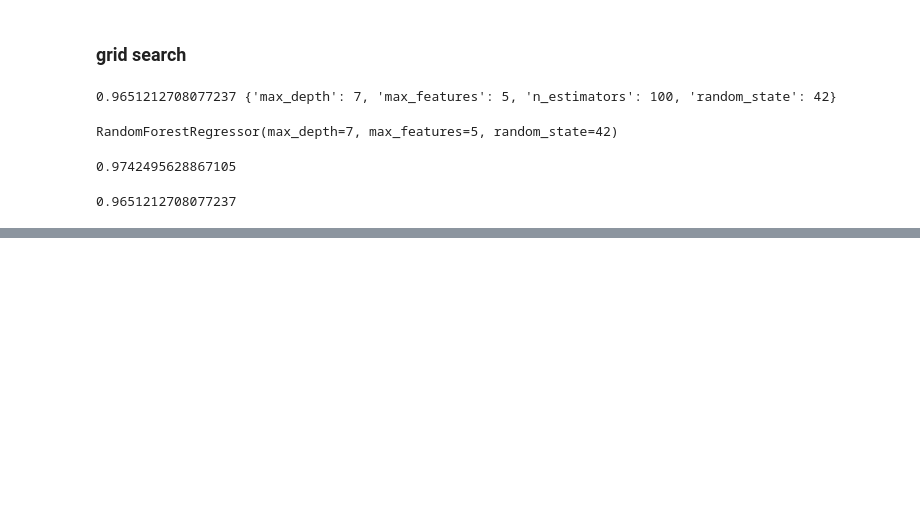
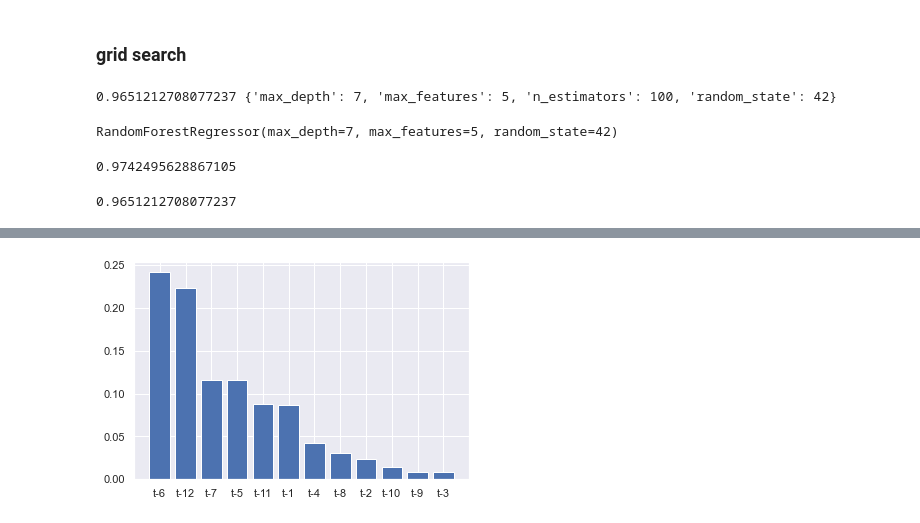
Before and after one commit to RicardoLeaoS/global-warming, a Jupyter notebook: global_temp_predict.ipynb, the cells around one changed output, grey strips where cells are left out. Cells and saved outputs as stored; diff of their text form; code cells hidden in the pictures; blank space fills up the shorter version.

```diff
--- a/global_temp_predict.ipynb
+++ b/global_temp_predict.ipynb
@@ -274,0 +327,18 @@ plt.show()
+# %%
+# importances of each feature in the model
+importances = gbr.feature_importances_
+
+# sort index by importances
+sorted_index = np.argsort(importances)[::-1]
+x = range(len(importances))
+
+# label names
+names = ['t-12','t-11','t-10','t-9','t-8','t-7','t-6','t-5','t-4','t-3','t-2','t-1']
+# labels to importances
+labels = np.array(names)[sorted_index]
+
+plt.bar(x, importances[sorted_index], tick_label=labels)
+
+plt.show()
+# %% [output]
+[figure, added]
```
Also changed, not shown: parts of 13 cells of this notebook.
